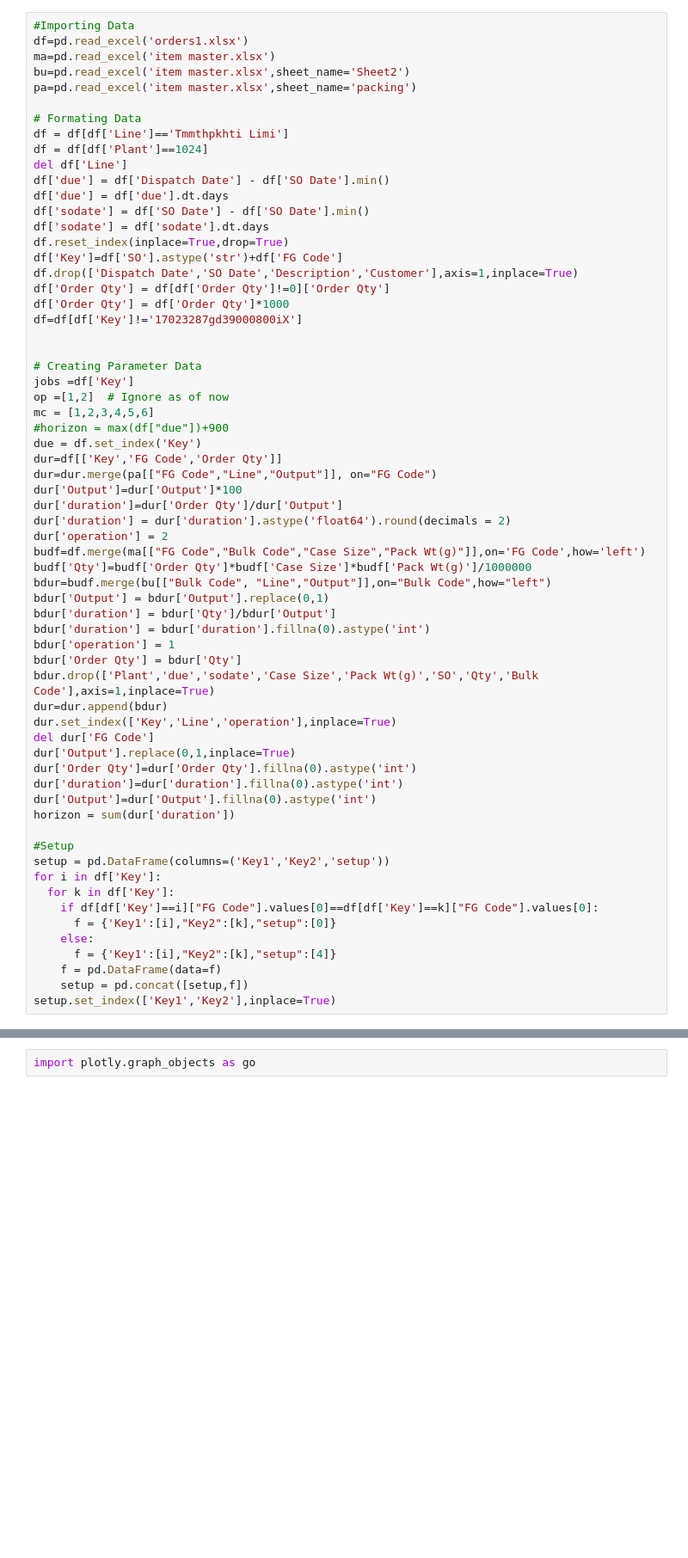
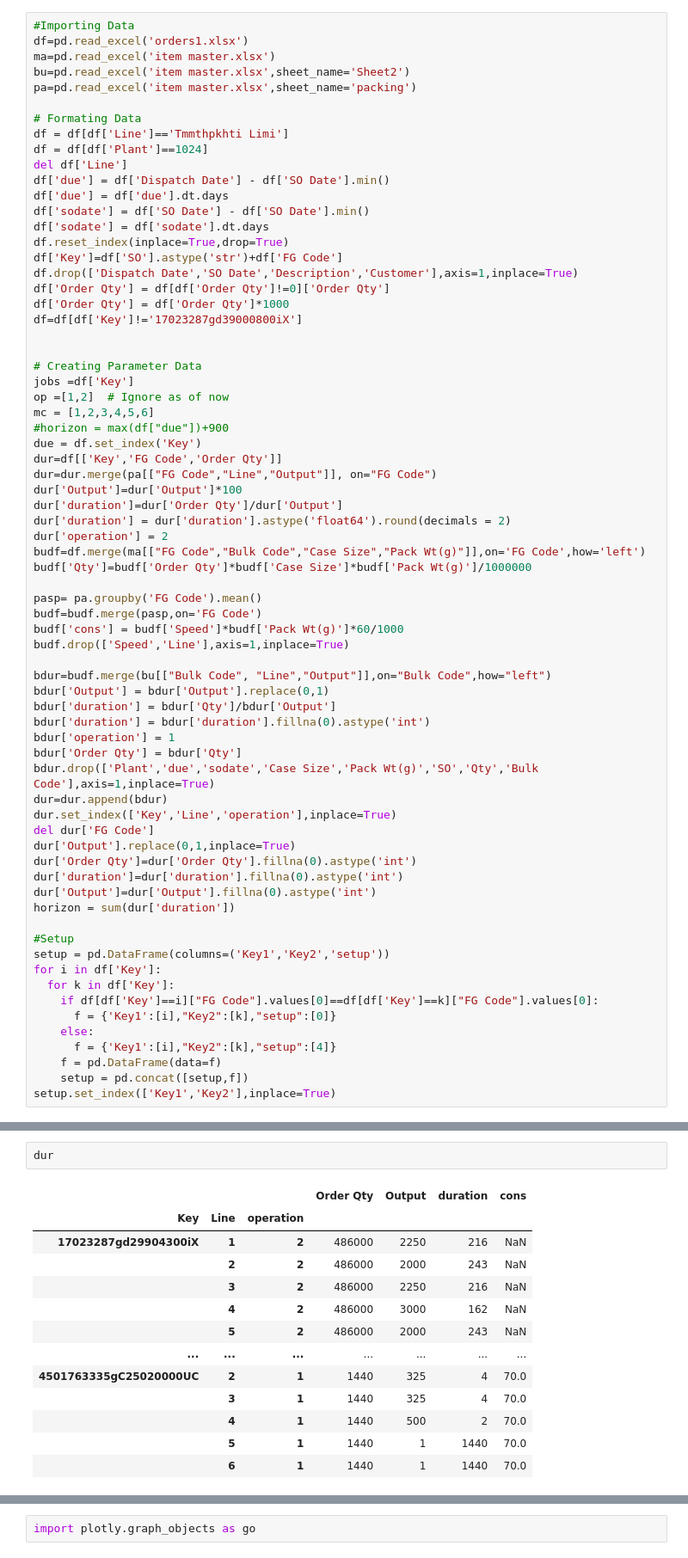
Before and after one commit to mswastik/django, a Jupyter notebook: CP1.1.ipynb, the cells around one changed output, grey strips where cells are left out. Shown at 86% size. Saved outputs shown, nothing was run; the diff lists cells and outputs as text; blank space fills up the shorter version.

```diff
--- a/CP1.1.ipynb
+++ b/CP1.1.ipynb
@@ -91,6 +98,12 @@ dur['duration'] = dur['duration'].astype('float64').round(decimals = 2)
 dur['operation'] = 2
 budf=df.merge(ma[["FG Code","Bulk Code","Case Size","Pack Wt(g)"]],on='FG Code',how='left')
 budf['Qty']=budf['Order Qty']*budf['Case Size']*budf['Pack Wt(g)']/1000000
+
+pasp= pa.groupby('FG Code').mean()
+budf=budf.merge(pasp,on='FG Code')
+budf['cons'] = budf['Speed']*budf['Pack Wt(g)']*60/1000
+budf.drop(['Speed','Line'],axis=1,inplace=True)
+
 bdur=budf.merge(bu[["Bulk Code", "Line","Output"]],on="Bulk Code",how="left")
 bdur['Output'] = bdur['Output'].replace(0,1)
 bdur['duration'] = bdur['Qty']/bdur['Output']
@@ -120,0 +138,16 @@ setup.set_index(['Key1','Key2'],inplace=True)
+# %%
+dur
+# %% [output]
+|  |  |  | Order Qty | Output | duration | cons |
+| Key | Line | operation |  |  |  |  |
+| 17023287gd29904300iX | 1 | 2 | 486000 | 2250 | 216 | NaN |
+|  | 2 | 2 | 486000 | 2000 | 243 | NaN |
+|  | 3 | 2 | 486000 | 2250 | 216 | NaN |
+|  | 4 | 2 | 486000 | 3000 | 162 | NaN |
+|  | 5 | 2 | 486000 | 2000 | 243 | NaN |
+| ... | ... | ... | ... | ... | ... | ... |
+| 4501763335gC25020000UC | 2 | 1 | 1440 | 325 | 4 | 70.0 |
+|  | 3 | 1 | 1440 | 325 | 4 | 70.0 |
+|  | 4 | 1 | 1440 | 500 | 2 | 70.0 |
+|  | 5 | 1 | 1440 | 1 | 1440 | 70.0 |
+|  | 6 | 1 | 1440 | 1 | 1440 | 70.0 |
```
Also changed, not shown: parts of 5 cells of this notebook.
